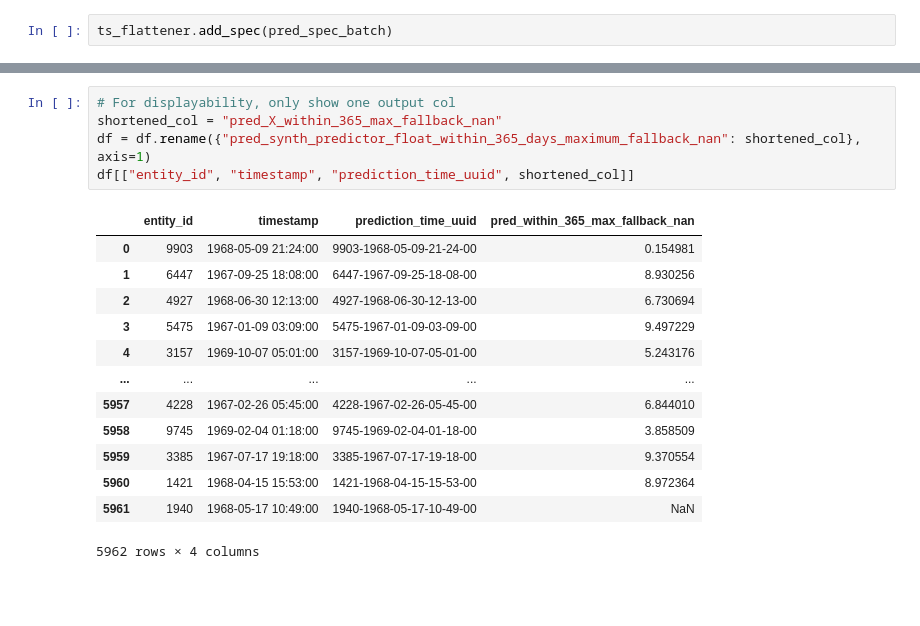
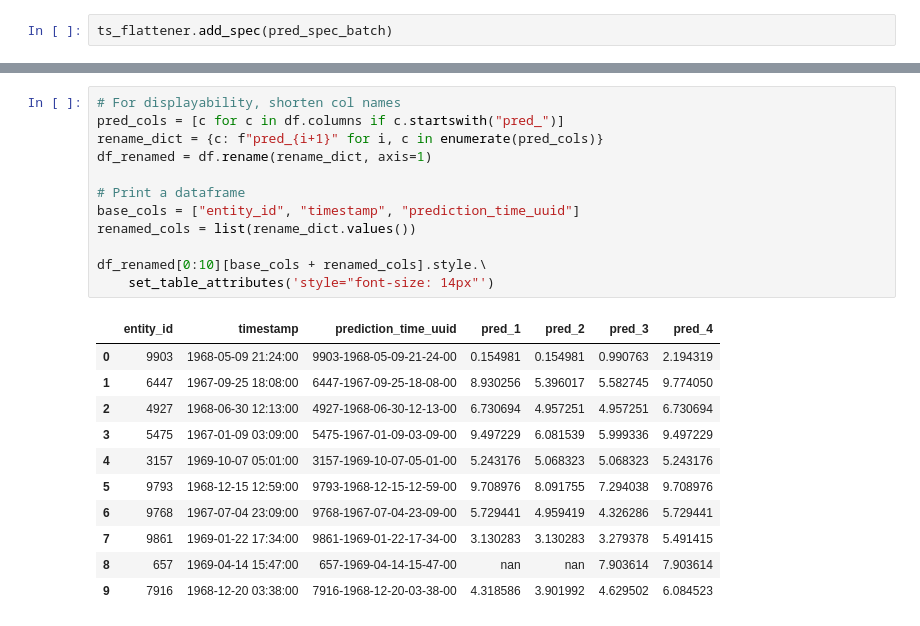
Before and after one commit to Aarhus-Psychiatry-Research/timeseriesflattener, a Jupyter notebook: docs/tutorials/02_advanced.ipynb, the cells around one changed output, grey strips where cells are left out. Cells and saved outputs as stored; diff of their text form; blank space fills up the shorter version.

```diff
--- a/docs/tutorials/02_advanced.ipynb
+++ b/docs/tutorials/02_advanced.ipynb
@@ -183,19 +192,24 @@ skim(df)
-# %%
-# For displayability, only show one output col
-shortened_col = "pred_X_within_365_max_fallback_nan"
-df = df.rename({"pred_synth_predictor_float_within_365_days_maximum_fallback_nan": shortened_col}, axis=1)
-df[["entity_id", "timestamp", "prediction_time_uuid", shortened_col]]
-# %% [output]
-|  | entity_id | timestamp | prediction_time_uuid | pred_within_365_max_fallback_nan |
-| 0 | 9903 | 1968-05-09 21:24:00 | 9903-1968-05-09-21-24-00 | 0.154981 |
-| 1 | 6447 | 1967-09-25 18:08:00 | 6447-1967-09-25-18-08-00 | 8.930256 |
-| 2 | 4927 | 1968-06-30 12:13:00 | 4927-1968-06-30-12-13-00 | 6.730694 |
-| 3 | 5475 | 1967-01-09 03:09:00 | 5475-1967-01-09-03-09-00 | 9.497229 |
-| 4 | 3157 | 1969-10-07 05:01:00 | 3157-1969-10-07-05-01-00 | 5.243176 |
-| ... | ... | ... | ... | ... |
-| 5957 | 4228 | 1967-02-26 05:45:00 | 4228-1967-02-26-05-45-00 | 6.844010 |
-| 5958 | 9745 | 1969-02-04 01:18:00 | 9745-1969-02-04-01-18-00 | 3.858509 |
-| 5959 | 3385 | 1967-07-17 19:18:00 | 3385-1967-07-17-19-18-00 | 9.370554 |
-| 5960 | 1421 | 1968-04-15 15:53:00 | 1421-1968-04-15-15-53-00 | 8.972364 |
-| 5961 | 1940 | 1968-05-17 10:49:00 | 1940-1968-05-17-10-49-00 | NaN |
-5962 rows × 4 columns
+# %%
+# For displayability, shorten col names
+pred_cols = [c for c in df.columns if c.startswith("pred_")]
+rename_dict = {c: f"pred_{i+1}" for i, c in enumerate(pred_cols)}
+df_renamed = df.rename(rename_dict, axis=1)
+
+# Print a dataframe
+base_cols = ["entity_id", "timestamp", "prediction_time_uuid"]
+renamed_cols = list(rename_dict.values())
+
+df_renamed[0:10][base_cols + renamed_cols].style.\
+    set_table_attributes('style="font-size: 14px"')
+# %% [output]
+|  | entity_id | timestamp | prediction_time_uuid | pred_1 | pred_2 | pred_3 | pred_4 |
+| 0 | 9903 | 1968-05-09 21:24:00 | 9903-1968-05-09-21-24-00 | 0.154981 | 0.154981 | 0.990763 | 2.194319 |
+| 1 | 6447 | 1967-09-25 18:08:00 | 6447-1967-09-25-18-08-00 | 8.930256 | 5.396017 | 5.582745 | 9.774050 |
+| 2 | 4927 | 1968-06-30 12:13:00 | 4927-1968-06-30-12-13-00 | 6.730694 | 4.957251 | 4.957251 | 6.730694 |
+| 3 | 5475 | 1967-01-09 03:09:00 | 5475-1967-01-09-03-09-00 | 9.497229 | 6.081539 | 5.999336 | 9.497229 |
+| 4 | 3157 | 1969-10-07 05:01:00 | 3157-1969-10-07-05-01-00 | 5.243176 | 5.068323 | 5.068323 | 5.243176 |
+| 5 | 9793 | 1968-12-15 12:59:00 | 9793-1968-12-15-12-59-00 | 9.708976 | 8.091755 | 7.294038 | 9.708976 |
+| 6 | 9768 | 1967-07-04 23:09:00 | 9768-1967-07-04-23-09-00 | 5.729441 | 4.959419 | 4.326286 | 5.729441 |
+| 7 | 9861 | 1969-01-22 17:34:00 | 9861-1969-01-22-17-34-00 | 3.130283 | 3.130283 | 3.279378 | 5.491415 |
+| 8 | 657 | 1969-04-14 15:47:00 | 657-1969-04-14-15-47-00 | nan | nan | 7.903614 | 7.903614 |
+| 9 | 7916 | 1968-12-20 03:38:00 | 7916-1968-12-20-03-38-00 | 4.318586 | 3.901992 | 4.629502 | 6.084523 |
```
Also changed, not shown: parts of 2 cells of this notebook, 5 other files.
